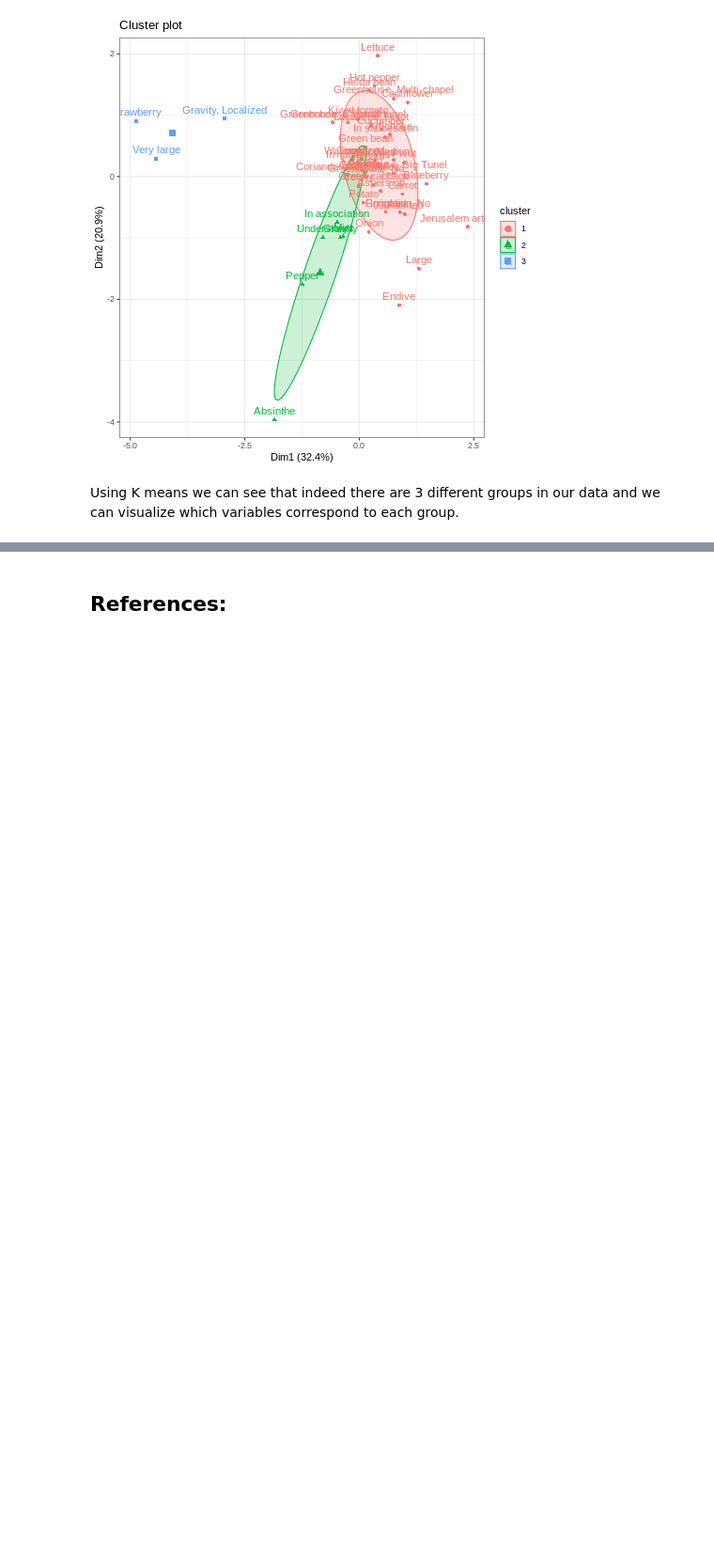
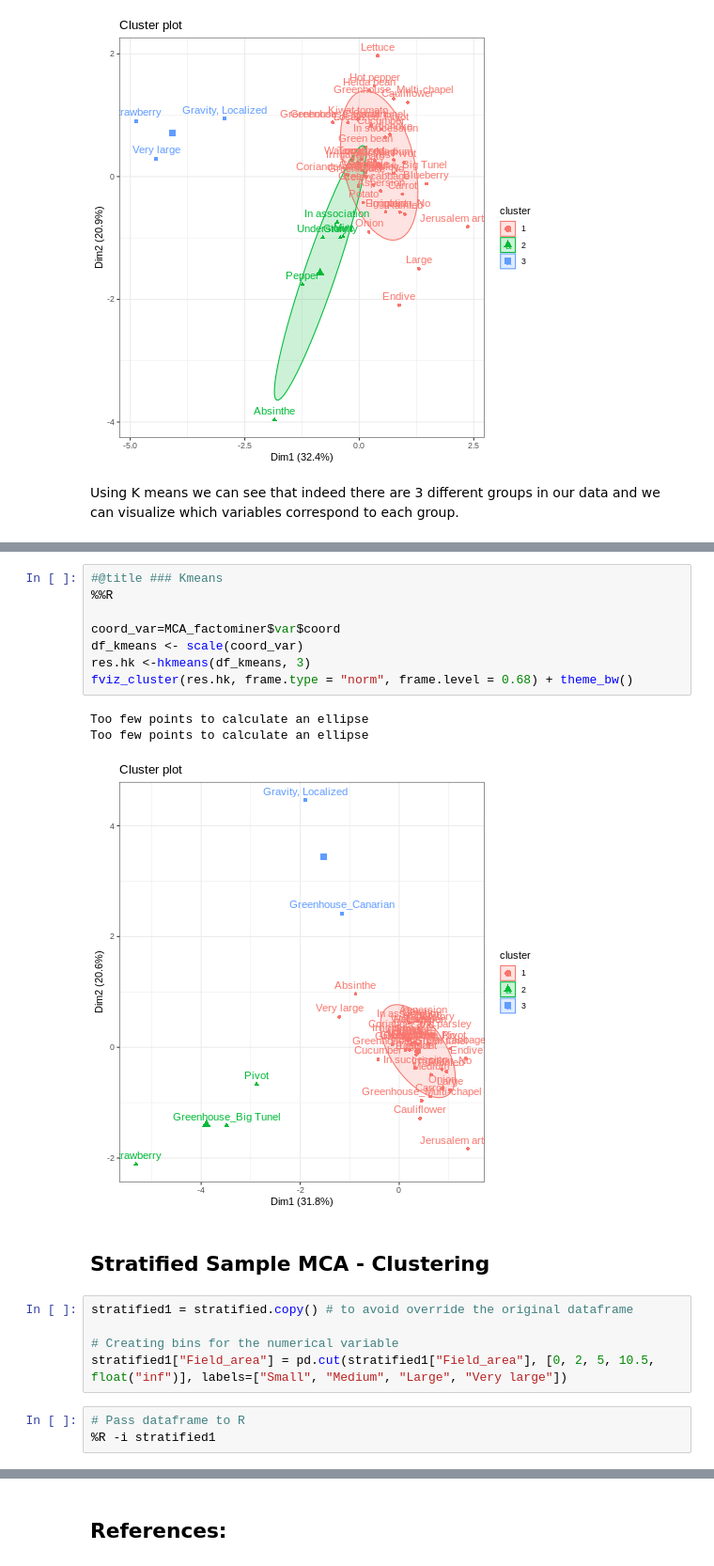
Before and after one commit to jeshuacn/Agricultural_sampling_frame_project, a Jupyter notebook: SamplingFrame.ipynb, the cells around one changed output, grey strips where cells are left out. Shown at 94% size. Saved outputs shown, nothing was run; the diff lists cells and outputs as text; blank space fills up the shorter version.

```diff
--- a/SamplingFrame.ipynb
+++ b/SamplingFrame.ipynb
@@ -1710,0 +1743,22 @@ Using K means we can see that indeed there are 3 different groups in our data an
+# %%
+#@title ### Kmeans
+%%R
+
+coord_var=MCA_factominer$var$coord
+df_kmeans <- scale(coord_var)
+res.hk <-hkmeans(df_kmeans, 3)
+fviz_cluster(res.hk, frame.type = "norm", frame.level = 0.68) + theme_bw()
+# %% [output]
+Too few points to calculate an ellipse
+Too few points to calculate an ellipse
+[figure, added]
+# %% [markdown]
+## Stratified Sample MCA - Clustering
+# %%
+stratified1 = stratified.copy() # to avoid override the original dataframe
+
+# Creating bins for the numerical variable
+stratified1["Field_area"] = pd.cut(stratified1["Field_area"], [0, 2, 5, 10.5, float("inf")], labels=["Small", "Medium", "Large", "Very large"])
+# %%
+# Pass dataframe to R
+%R -i stratified1
```
Also changed, not shown: parts of 29 cells of this notebook.
